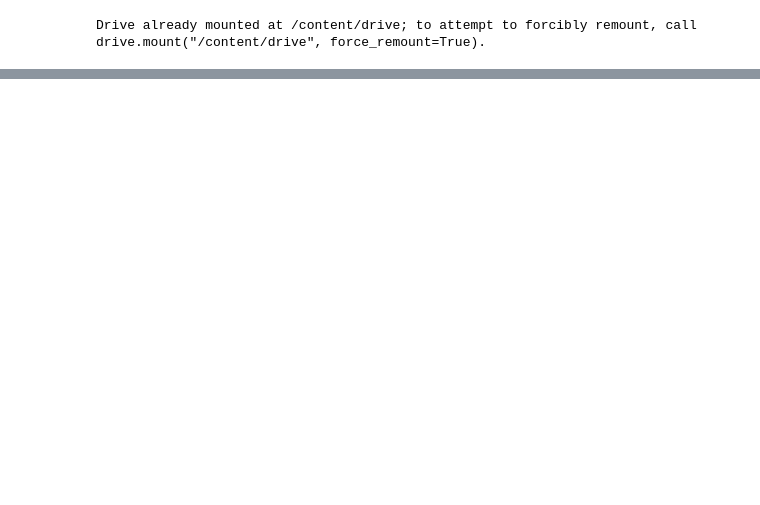
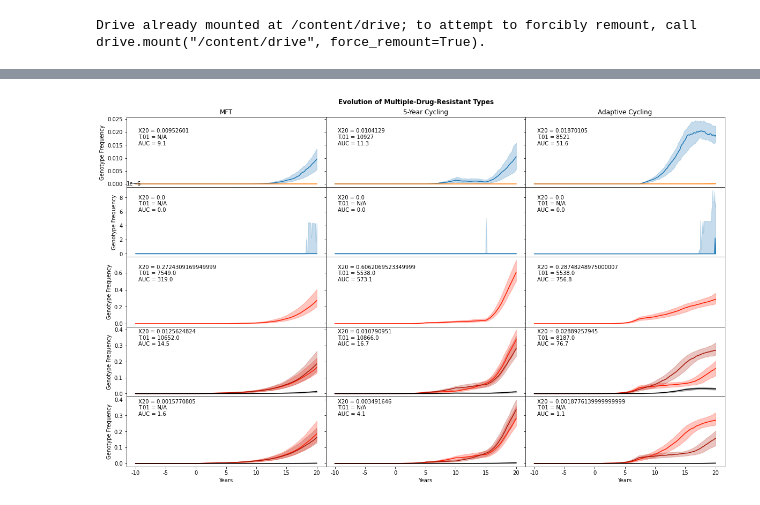
Before and after one commit to lizhewen/BoniLabMDR, a Jupyter notebook: 5-rapidsubpanelplot.ipynb, the cells around one changed output, grey strips where cells are left out. Drawn from its saved outputs; the diff is of its cells as text; code cells hidden in the pictures; blank space fills up the shorter version.

Commit message:
updated annotation for outcome measures

```diff
--- a/5-rapidsubpanelplot.ipynb
+++ b/5-rapidsubpanelplot.ipynb
@@ -91,0 +103,73 @@ plt.show()
+# %%
+% cd '../..'
+
+# prepare plt for 5x3 subpanels
+import matplotlib.pyplot as plt
+from plot_helper import xaxis_label_ticker
+import matplotlib.ticker as ticker
+xlocator = 5*365
+ticks_x = xaxis_label_ticker()
+
+fig, axs = plt.subplots(5, 3, sharex='col', sharey='row',
+                        gridspec_kw={'hspace': 0, 'wspace': 0})
+fig.patch.set_facecolor('white')
+fig.suptitle('Evolution of Multiple-Drug-Resistant Types', y=0.92, fontweight='bold')
+plt.rcParams['figure.figsize'] = [20, 12]
+(ax1, ax2, ax3), (ax4, ax5, ax6), (ax7, ax8, ax9), \
+      (ax10, ax11, ax12), (ax13, ax14, ax15) = axs
+
+# plot trends for most-dangerous-triple (2 types)
+from plotter import geno_trend_plot_most_dange_trip, \
+                    geno_trend_plot_double_higher
+
+# Define ylim for annotations
+row1ylim = 0.015
+row2ylim = 0.000006
+row3ylim = 0.5
+row4ylim = 0.3
+row5ylim = 0.3
+
+#  MFT
+geno_trend_plot_most_dange_trip(ax1, MFT_L_IQRdf, MFT_M_IQRdf, MFT_U_IQRdf, ['TYY--Y2.','TYYYYY2.'], row1ylim)
+geno_trend_plot_most_dange_trip(ax4, MFT_L_IQRdf, MFT_M_IQRdf, MFT_U_IQRdf, ['KNFNFY2.'], row2ylim)
+geno_trend_plot_double_higher(ax7, MFT_L_IQRdf, MFT_M_IQRdf, MFT_U_IQRdf, 'DHA-PPQ', row3ylim)
+geno_trend_plot_double_higher(ax10, MFT_L_IQRdf, MFT_M_IQRdf, MFT_U_IQRdf, 'AS-AQ', row4ylim)
+geno_trend_plot_double_higher(ax13, MFT_L_IQRdf, MFT_M_IQRdf, MFT_U_IQRdf, 'AL', row5ylim)
+
+#  Cycling
+geno_trend_plot_most_dange_trip(ax2, Cyc_L_IQRdf, Cyc_M_IQRdf, Cyc_U_IQRdf, ['TYY--Y2.','TYYYYY2.'], row1ylim)
+geno_trend_plot_most_dange_trip(ax5, Cyc_L_IQRdf, Cyc_M_IQRdf, Cyc_U_IQRdf, ['KNFNFY2.'], row2ylim)
+geno_trend_plot_double_higher(ax8, Cyc_L_IQRdf, Cyc_M_IQRdf, Cyc_U_IQRdf, 'DHA-PPQ', row3ylim)
+geno_trend_plot_double_higher(ax11, Cyc_L_IQRdf, Cyc_M_IQRdf, Cyc_U_IQRdf, 'AS-AQ', row4ylim)
+geno_trend_plot_double_higher(ax14, Cyc_L_IQRdf, Cyc_M_IQRdf, Cyc_U_IQRdf, 'AL', row5ylim)
+
+#  Adaptive Cycling
+geno_trend_plot_most_dange_trip(ax3, AdpCyc_L_IQRdf, AdpCyc_M_IQRdf, AdpCyc_U_IQRdf, ['TYY--Y2.','TYYYYY2.'], row1ylim)
+geno_trend_plot_most_dange_trip(ax6, AdpCyc_L_IQRdf, AdpCyc_M_IQRdf, AdpCyc_U_IQRdf, ['KNFNFY2.'], row2ylim)
+geno_trend_plot_double_higher(ax9, AdpCyc_L_IQRdf, AdpCyc_M_IQRdf, AdpCyc_U_IQRdf, 'DHA-PPQ', row3ylim)
+geno_trend_plot_double_higher(ax12, AdpCyc_L_IQRdf, AdpCyc_M_IQRdf, AdpCyc_U_IQRdf, 'AS-AQ', row4ylim)
+geno_trend_plot_double_higher(ax15, AdpCyc_L_IQRdf, AdpCyc_M_IQRdf, AdpCyc_U_IQRdf, 'AL', row5ylim)
+
+# Labeling Strategies
+ax1.set_title('MFT')
+ax2.set_title('5-Year Cycling')
+ax3.set_title('Adaptive Cycling')
+
+ax13.xaxis.set_major_locator(ticker.MultipleLocator(xlocator))
+ax13.xaxis.set_major_formatter(ticks_x)
+ax14.xaxis.set_major_locator(ticker.MultipleLocator(xlocator))
+ax14.xaxis.set_major_formatter(ticks_x)
+ax15.xaxis.set_major_locator(ticker.MultipleLocator(xlocator))
+ax15.xaxis.set_major_formatter(ticks_x)
+
+ax13.set_xlabel('Years')
+ax14.set_xlabel('Years')
+ax15.set_xlabel('Years')
+ax1.set_ylabel('Genotype Frequency')
+ax4.set_ylabel('Genotype Frequency')
+ax7.set_ylabel('Genotype Frequency')
+ax10.set_ylabel('Genotype Frequency')
+ax13.set_ylabel('Genotype Frequency')
+
+plt.show()
+# %% [output]
@@ -91,0 +186 @@ plt.show()
+[figure, added]
```
Also changed, not shown: parts of 11 cells of this notebook, 2 other files.
